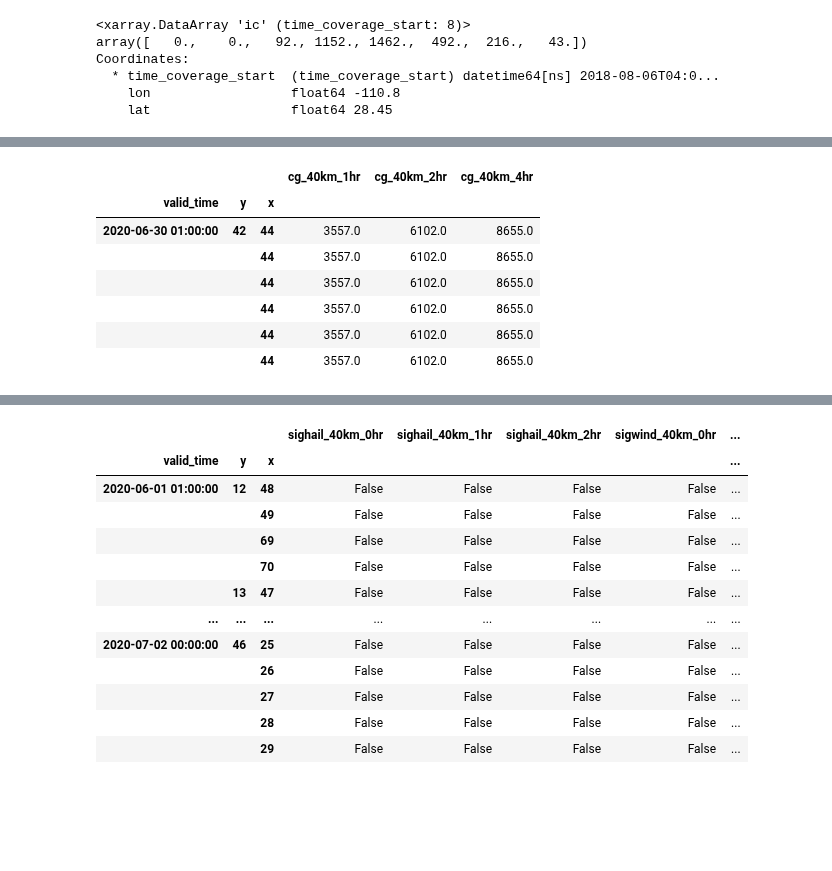
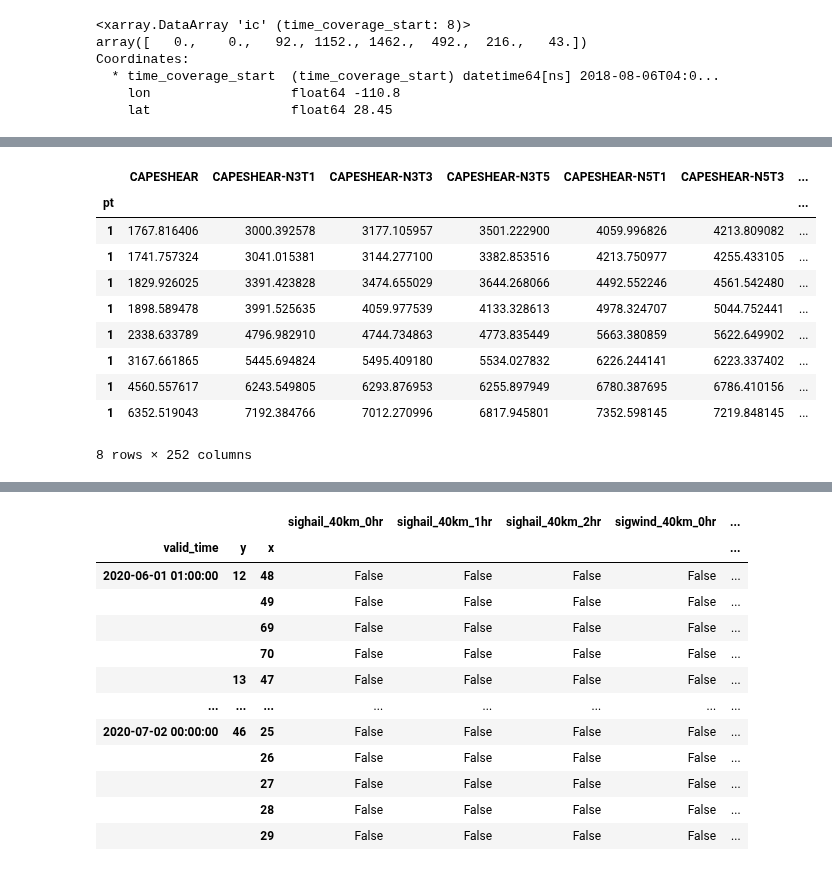
Before and after one commit to ahijevyc/machine-learning, a Jupyter notebook: notebooks/wbug_sum_time_window.ipynb, the cells around one changed output, grey strips where cells are left out. Drawn from its saved outputs; the diff is of its cells as text; code cells hidden in the pictures; blank space fills up the shorter version.

```diff
--- a/notebooks/wbug_sum_time_window.ipynb
+++ b/notebooks/wbug_sum_time_window.ipynb
@@ -85,18 +38,21 @@ def get_ax():
 # %%
 parser = get_argparser()
 args, argv = parser.parse_known_args()
-args.batchnorm = False
+args.batchnorm = True
 args.model = "HRRR"
 # args.ifile = 'HRRR/HRRRXHRRR.par'
-args.epochs = 10
-args.debug = True
+args.epochs = 30
+args.debug = False
+args.flash = 1
 args.glm = True
-args.twin = [1, 2, 4]
+args.twin = 1
 args.kfold = 1
+args.labels = [f"{f}_{r}km_{args.twin}hr" for r in [20,40] for f in ["cg","ic","cg.ic","flashes"] ]
 args.layers = 1
 args.learning_rate = 0.001
 args.neurons = [1024]
-args.optimizer = "SGD"
+args.optimizer = "Adam"
+args.reg_penalty = 0
 args.suite = "default"
 args.teststart = pd.to_datetime("20201202T12")
 args.testend = pd.to_datetime("20220101")
@@ -174,3 +199,3 @@ wbug.assign_coords({"valid_time": (("time_coverage_start"), valid_time)}).swap_d
 # %%
-df = load_df(args, wbugdir="wbug_lightning")
+df = load_df(args, wbugdir="/glade/campaign/mmm/parc/ahijevyc/wbug_lightning")
 # %% [output]
@@ -194,14 +203,15 @@ df = load_df(args, wbugdir="wbug_lightning")
-# %%
-df[["cg_40km_1hr", "cg_40km_2hr", "cg_40km_4hr"]].loc[
-    df[["cg_40km_1hr", "cg_40km_2hr", "cg_40km_4hr"]].idxmax()
-]
-# %% [output]
-|  |  |  | cg_40km_1hr | cg_40km_2hr | cg_40km_4hr |
-| valid_time | y | x |  |  |  |
-| 2020-06-30 01:00:00 | 42 | 44 | 3557.0 | 6102.0 | 8655.0 |
-|  |  | 44 | 3557.0 | 6102.0 | 8655.0 |
-|  |  | 44 | 3557.0 | 6102.0 | 8655.0 |
-|  |  | 44 | 3557.0 | 6102.0 | 8655.0 |
-|  |  | 44 | 3557.0 | 6102.0 | 8655.0 |
-|  |  | 44 | 3557.0 | 6102.0 | 8655.0 |
+# %%
+df.head(10000)[::1308]
+# %% [output]
+|  | CAPESHEAR | CAPESHEAR-N3T1 | CAPESHEAR-N3T3 | CAPESHEAR-N3T5 | CAPESHEAR-N5T1 | CAPESHEAR-N5T3 | ... |
+| pt |  |  |  |  |  |  | ... |
+| 1 | 1767.816406 | 3000.392578 | 3177.105957 | 3501.222900 | 4059.996826 | 4213.809082 | ... |
+| 1 | 1741.757324 | 3041.015381 | 3144.277100 | 3382.853516 | 4213.750977 | 4255.433105 | ... |
+| 1 | 1829.926025 | 3391.423828 | 3474.655029 | 3644.268066 | 4492.552246 | 4561.542480 | ... |
+| 1 | 1898.589478 | 3991.525635 | 4059.977539 | 4133.328613 | 4978.324707 | 5044.752441 | ... |
+| 1 | 2338.633789 | 4796.982910 | 4744.734863 | 4773.835449 | 5663.380859 | 5622.649902 | ... |
+| 1 | 3167.661865 | 5445.694824 | 5495.409180 | 5534.027832 | 6226.244141 | 6223.337402 | ... |
+| 1 | 4560.557617 | 6243.549805 | 6293.876953 | 6255.897949 | 6780.387695 | 6786.410156 | ... |
+| 1 | 6352.519043 | 7192.384766 | 7012.270996 | 6817.945801 | 7352.598145 | 7219.848145 | ... |
+8 rows × 252 columns
 # %%
```
Also changed, not shown: parts of 12 cells of this notebook.
